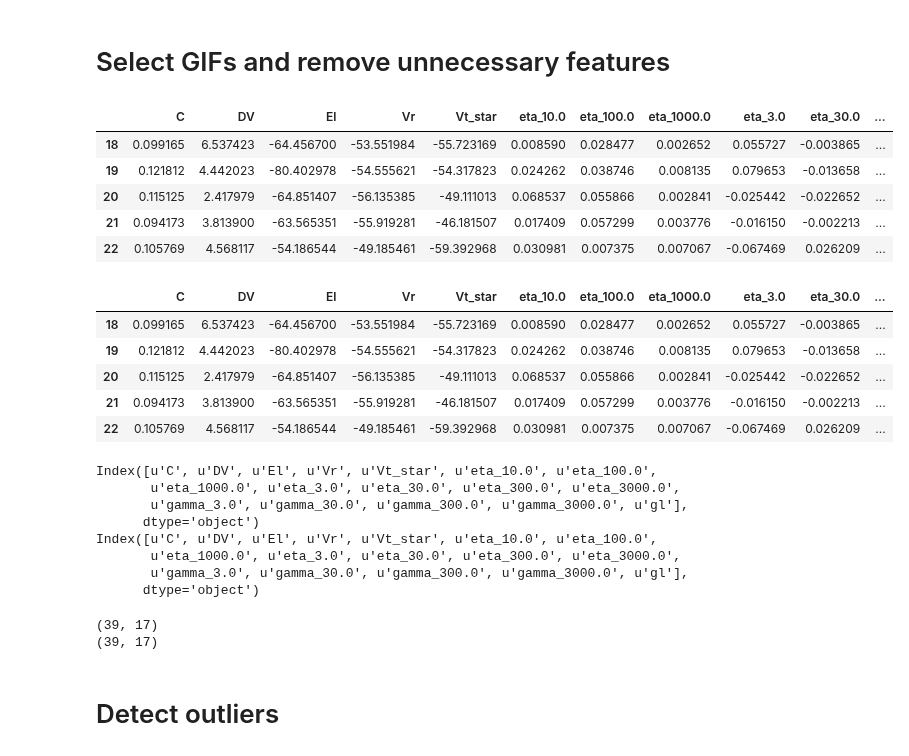
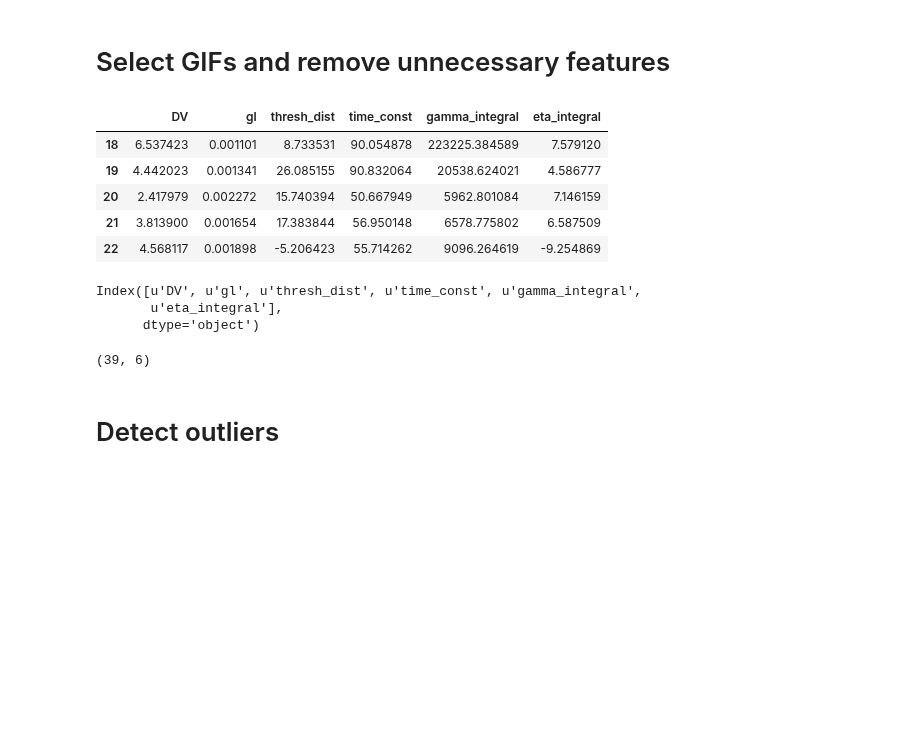
Before and after one commit to nauralcodinglab/raphegif, a Jupyter notebook: figs/scripts/writeup/single_neuron_model_parameter_comparison.ipynb, the cells around one changed output. Drawn from its saved outputs; the diff is of its cells as text; code cells hidden in the pictures; blank space fills up the shorter version.

```diff
--- a/figs/scripts/writeup/single_neuron_model_parameter_comparison.ipynb
+++ b/figs/scripts/writeup/single_neuron_model_parameter_comparison.ipynb
@@ -81,46 +81,37 @@ params['eta_integral'] = get_kernel_integral(params, 'eta')
 # %%
 params_cleaned = params.copy()
 params_cleaned.drop(columns=[
     'Tref', 'dt', 'E_K', 'gbar_K1', 'gbar_K2', 'h_A', 'h_Vhalf',
     'h_k', 'lambda0', 'm_A', 'm_Vhalf', 'm_k', 'n_A', 'n_Vhalf',
     'n_k', 'h_tau',
+    'C', 'El', 'Vt_star', 'Vr',
+    'eta_3.0', 'eta_10.0', 'eta_30.0', 'eta_100.0', 'eta_300.0', 'eta_1000.0', 'eta_3000.0',
+    'gamma_3.0', 'gamma_30.0', 'gamma_300.0', 'gamma_3000.0'
 ], inplace=True)
 params_cleaned = params_cleaned.loc[params_cleaned['type'] == 'GIF', :]
 params_cleaned.drop(columns=['name', 'type'], inplace=True)
 
 cell_types = params_cleaned['cell_type']
 params_cleaned.drop(columns=['cell_type'], inplace=True)
 
 params_cleaned.head()
 # %% [output]
-|  | C | DV | El | Vr | Vt_star | eta_10.0 | eta_100.0 | eta_1000.0 | eta_3.0 | eta_30.0 | ... |
-| 18 | 0.099165 | 6.537423 | -64.456700 | -53.551984 | -55.723169 | 0.008590 | 0.028477 | 0.002652 | 0.055727 | -0.003865 | ... |
-| 19 | 0.121812 | 4.442023 | -80.402978 | -54.555621 | -54.317823 | 0.024262 | 0.038746 | 0.008135 | 0.079653 | -0.013658 | ... |
-| 20 | 0.115125 | 2.417979 | -64.851407 | -56.135385 | -49.111013 | 0.068537 | 0.055866 | 0.002841 | -0.025442 | -0.022652 | ... |
-| 21 | 0.094173 | 3.813900 | -63.565351 | -55.919281 | -46.181507 | 0.017409 | 0.057299 | 0.003776 | -0.016150 | -0.002213 | ... |
-| 22 | 0.105769 | 4.568117 | -54.186544 | -49.185461 | -59.392968 | 0.030981 | 0.007375 | 0.007067 | -0.067469 | 0.026209 | ... |
+|  | DV | gl | thresh_dist | time_const | gamma_integral | eta_integral |
+| 18 | 6.537423 | 0.001101 | 8.733531 | 90.054878 | 223225.384589 | 7.579120 |
+| 19 | 4.442023 | 0.001341 | 26.085155 | 90.832064 | 20538.624021 | 4.586777 |
+| 20 | 2.417979 | 0.002272 | 15.740394 | 50.667949 | 5962.801084 | 7.146159 |
+| 21 | 3.813900 | 0.001654 | 17.383844 | 56.950148 | 6578.775802 | 6.587509 |
+| 22 | 4.568117 | 0.001898 | -5.206423 | 55.714262 | 9096.264619 | -9.254869 |
-|  | C | DV | El | Vr | Vt_star | eta_10.0 | eta_100.0 | eta_1000.0 | eta_3.0 | eta_30.0 | ... |
-| 18 | 0.099165 | 6.537423 | -64.456700 | -53.551984 | -55.723169 | 0.008590 | 0.028477 | 0.002652 | 0.055727 | -0.003865 | ... |
-| 19 | 0.121812 | 4.442023 | -80.402978 | -54.555621 | -54.317823 | 0.024262 | 0.038746 | 0.008135 | 0.079653 | -0.013658 | ... |
-| 20 | 0.115125 | 2.417979 | -64.851407 | -56.135385 | -49.111013 | 0.068537 | 0.055866 | 0.002841 | -0.025442 | -0.022652 | ... |
-| 21 | 0.094173 | 3.813900 | -63.565351 | -55.919281 | -46.181507 | 0.017409 | 0.057299 | 0.003776 | -0.016150 | -0.002213 | ... |
-| 22 | 0.105769 | 4.568117 | -54.186544 | -49.185461 | -59.392968 | 0.030981 | 0.007375 | 0.007067 | -0.067469 | 0.026209 | ... |
 # %%
 print(params_cleaned.columns)
 # %% [output]
-Index([u'C', u'DV', u'El', u'Vr', u'Vt_star', u'eta_10.0', u'eta_100.0',
-       u'eta_1000.0', u'eta_3.0', u'eta_30.0', u'eta_300.0', u'eta_3000.0',
-       u'gamma_3.0', u'gamma_30.0', u'gamma_300.0', u'gamma_3000.0', u'gl'],
+Index([u'DV', u'gl', u'thresh_dist', u'time_const', u'gamma_integral',
+       u'eta_integral'],
       dtype='object')
-Index([u'C', u'DV', u'El', u'Vr', u'Vt_star', u'eta_10.0', u'eta_100.0',
-       u'eta_1000.0', u'eta_3.0', u'eta_30.0', u'eta_300.0', u'eta_3000.0',
-       u'gamma_3.0', u'gamma_30.0', u'gamma_300.0', u'gamma_3000.0', u'gl'],
-      dtype='object')
 # %%
 print(params_cleaned.shape)
 # %% [output]
-(39, 17)
-(39, 17)
+(39, 6)
 # %% [markdown]
 # Detect outliers
 # %%
```
Also changed, not shown: parts of 30 cells of this notebook.
